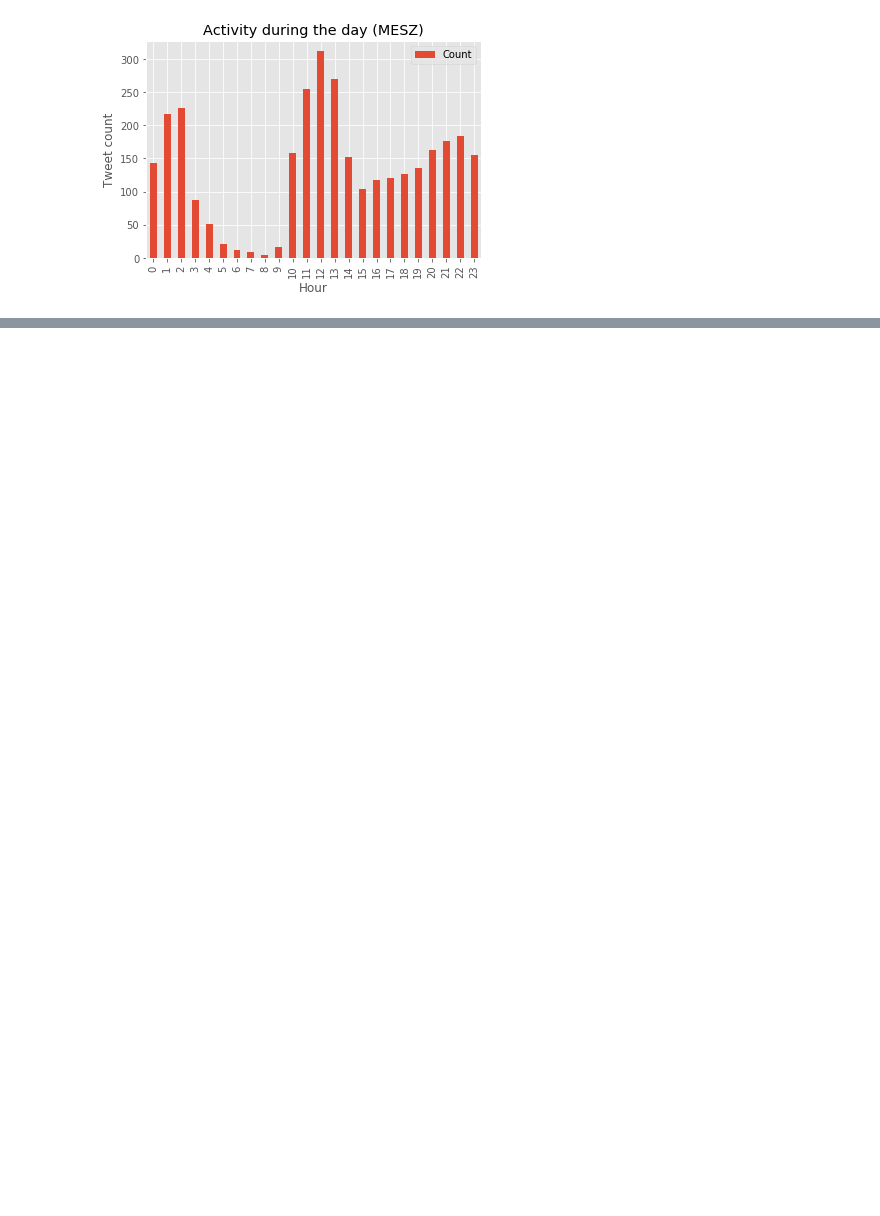
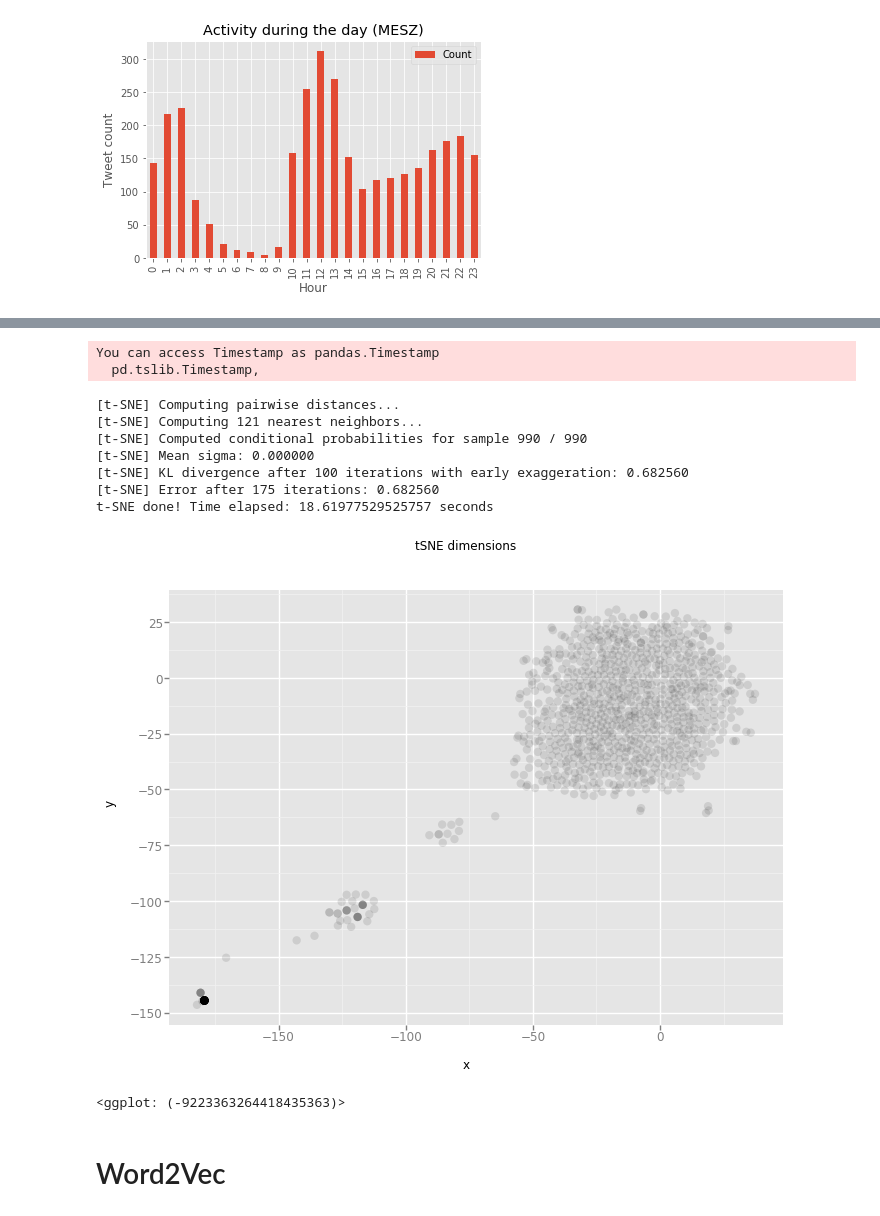
Before and after one commit to JMBehnken/Exploring_Twitter_Data, a Jupyter notebook: Evaluate_Account.ipynb, the cells around one changed output, grey strips where cells are left out. Drawn from its saved outputs; the diff is of its cells as text; code cells hidden in the pictures; blank space fills up the shorter version.

Commit message:
Update Word2Vec

```diff
--- a/Evaluate_Account.ipynb
+++ b/Evaluate_Account.ipynb
@@ -269,3 +305,9 @@ plt.savefig('build/Account_Activity_per_Hour_{}.pdf'.format(name))
+# %%
+def cleanTweet(tweet):
+    return tweet.lower().replace('.', '').replace(',', '').replace('-', '').replace(';', '').replace(':', '').replace("'", '').replace('@', '').replace('!', '').replace('?', '').replace('"', '')
+# %%
+from nltk.stem.snowball import SnowballStemmer
+stemmer = SnowballStemmer("english")
 # %%
 stop = stopwords.words('english')
 
@@ -342,0 +361,36 @@ show(p)
+# %%
+# Compute t-sne for the words
+import time
+
+from sklearn.manifold import TSNE
+
+import pandas as pd
+from ggplot import *
+
+time_start = time.time()
+tsne = TSNE(n_components=2, verbose=1, perplexity=40, n_iter=5000)
+tsne_results = tsne.fit_transform(matrix)
+
+
+print('t-SNE done! Time elapsed: {} seconds'.format(time.time()-time_start))
+
+df_tsne = pd.DataFrame(list(words), columns=['label'])
+df_tsne['x'] = tsne_results[:,0]
+df_tsne['y'] = tsne_results[:,1]
+
+chart = ggplot( df_tsne, aes(x='x', y='y') ) \
+        + geom_point(size=70,alpha=0.1) \
+        + ggtitle("tSNE dimensions")
+chart
+# %% [output]
+You can access Timestamp as pandas.Timestamp
+  pd.tslib.Timestamp,
+[t-SNE] Computing pairwise distances...
+[t-SNE] Computing 121 nearest neighbors...
+[t-SNE] Computed conditional probabilities for sample 990 / 990
+[t-SNE] Mean sigma: 0.000000
+[t-SNE] KL divergence after 100 iterations with early exaggeration: 0.682560
+[t-SNE] Error after 175 iterations: 0.682560
+t-SNE done! Time elapsed: 18.61977529525757 seconds
+[figure, added]
+<ggplot: (-9223363264418435363)>
@@ -342,0 +399,2 @@ show(p)
+# %% [markdown]
+# Word2Vec
```
Also changed, not shown: parts of 11 cells of this notebook, 4 other files.
